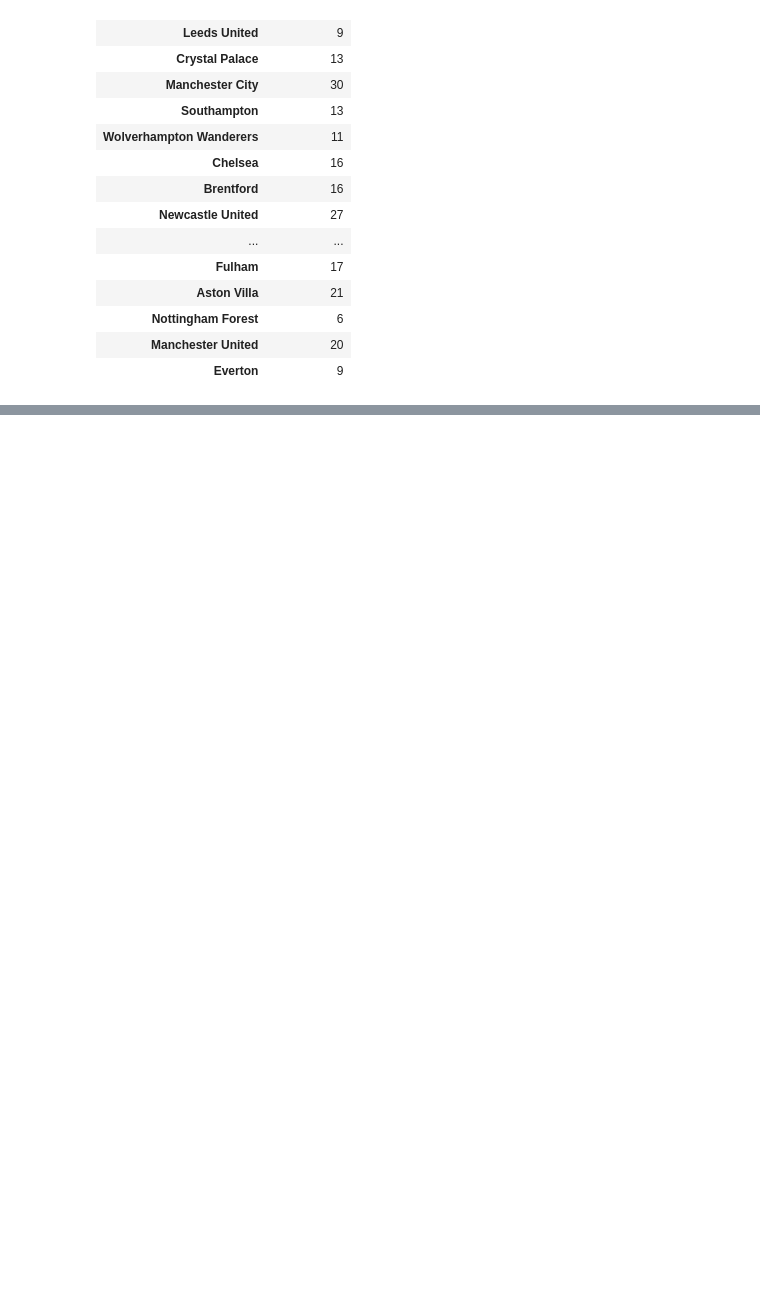
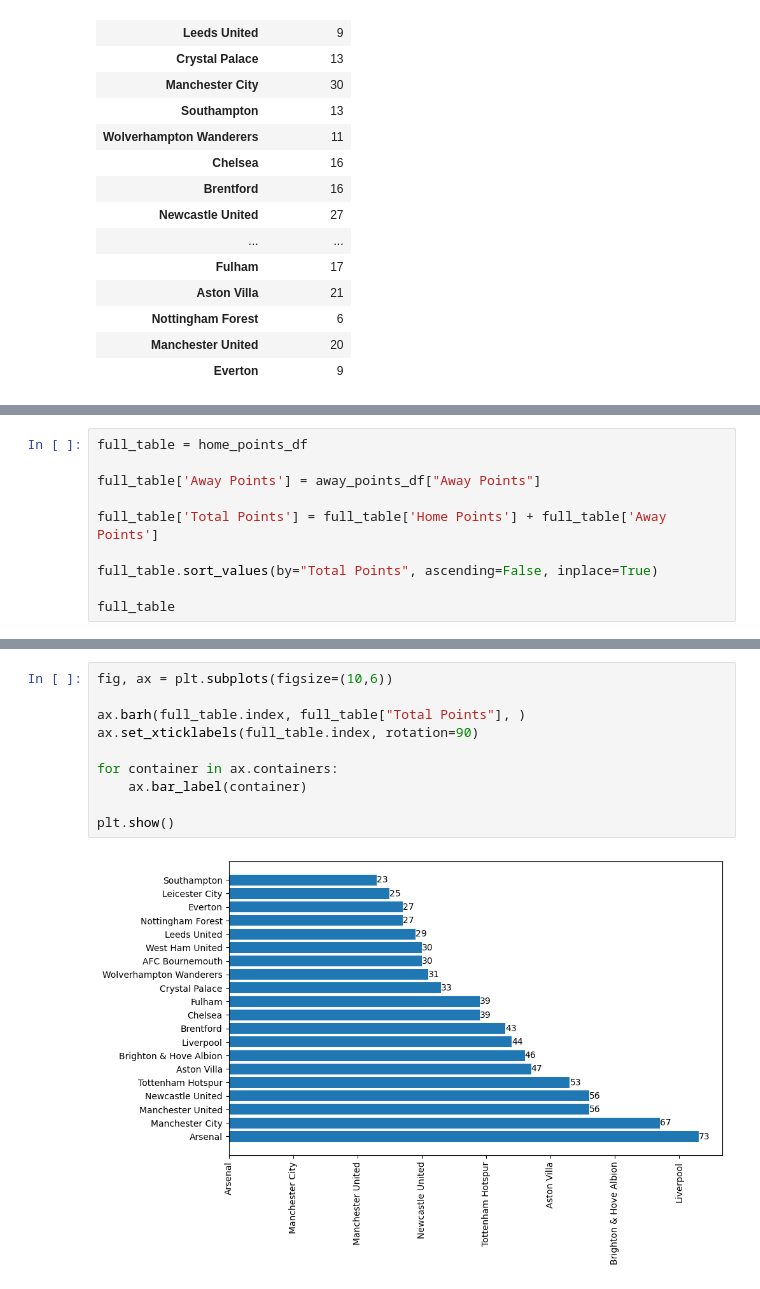
Before and after one commit to chikeibezim/premierleague-22-23, a Jupyter notebook: premier-league-analysis.ipynb, the cells around one changed output, grey strips where cells are left out. Cells and saved outputs as stored; diff of their text form; blank space fills up the shorter version.

```diff
--- a/premier-league-analysis.ipynb
+++ b/premier-league-analysis.ipynb
@@ -483,0 +488,10 @@ away_points_df
+# %%
+full_table = home_points_df
+
+full_table['Away Points'] = away_points_df["Away Points"]
+
+full_table['Total Points'] = full_table['Home Points'] + full_table['Away Points']
+
+full_table.sort_values(by="Total Points", ascending=False, inplace=True)
+
+full_table
@@ -483,0 +516,12 @@ away_points_df
+# %%
+fig, ax = plt.subplots(figsize=(10,6))
+
+ax.barh(full_table.index, full_table["Total Points"], )
+ax.set_xticklabels(full_table.index, rotation=90)
+
+for container in ax.containers:
+    ax.bar_label(container)
+
+plt.show()
+# %% [output]
+[figure, added]
```
Also changed, not shown: parts of 3 cells of this notebook.
